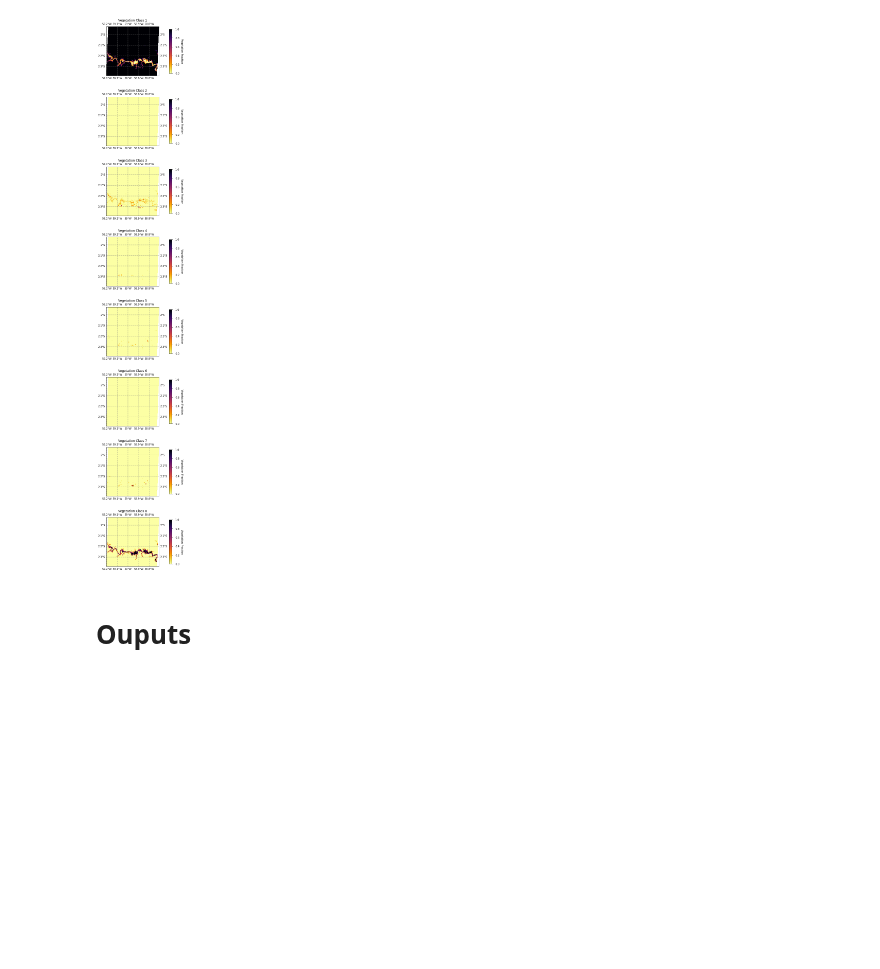
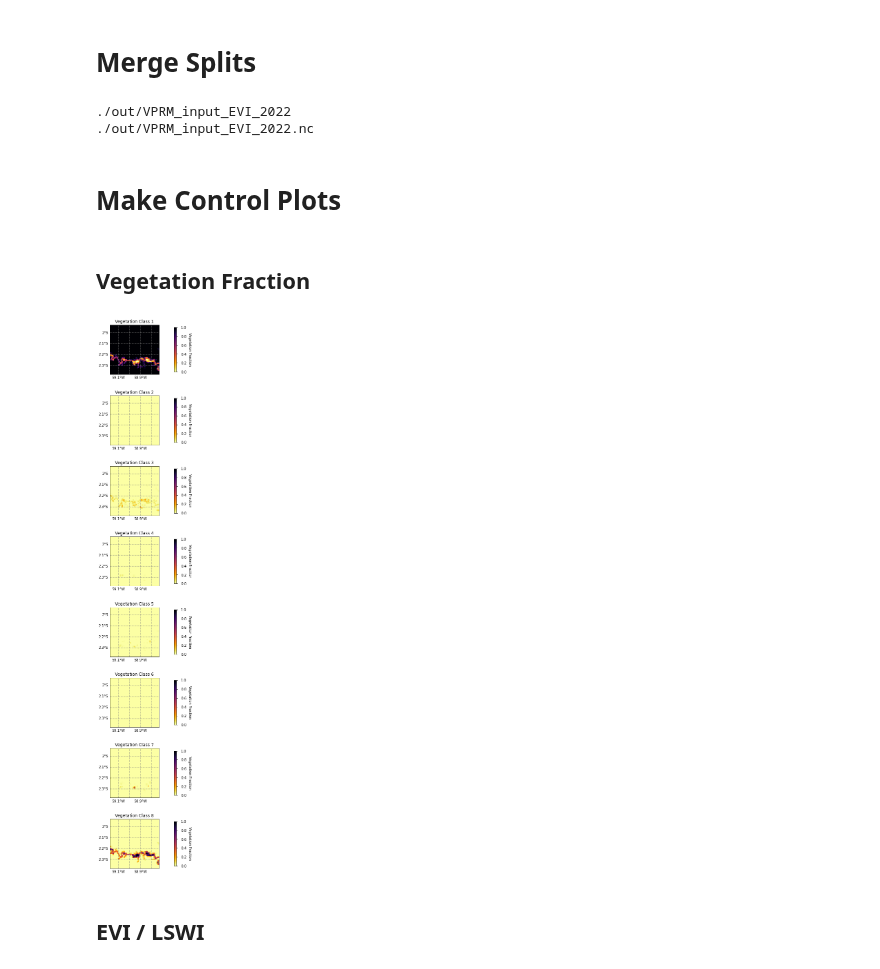
Before and after one commit to tglauch/pyVPRM, a Jupyter notebook: examples/wrf_preprocessor/evaluate_wrf_input.ipynb, the cells around one changed output. Saved outputs shown, nothing was run; the diff lists cells and outputs as text; code cells hidden in the pictures; blank space fills up the shorter version.

```diff
--- a/examples/wrf_preprocessor/evaluate_wrf_input.ipynb
+++ b/examples/wrf_preprocessor/evaluate_wrf_input.ipynb
@@ -15,31 +18,81 @@ veg_map_modis = xr.open_dataset('/home/b/b309233/software/VPRM_preprocessor/exam
+# %% [markdown]
+# Merge Splits
+# %%
+base_theo =  './out/'
+for fbase in np.unique([i.split('_part')[0] for i in glob.glob(os.path.join(base_theo, 'VPRM_input*part_*'))]):
+    print(fbase)
+    if os.path.exists(fbase+'.nc'):
+        continue
+#    if os.path.exists(fbase+'.nc'):
+#        os.remove(fbase+'.nc')
+    lon_stripes = []
+    for i in [1]:
+        files = sorted(glob.glob(fbase+'*{}.nc'.format(i)))
+        try:
+            lon_stripes.append(xr.concat([xr.open_dataset(i).drop_dims(['x_b', 'y_b']) for i in files],
+                                   dim ='west_east', compat='no_conflicts'))
+        except:
+            lon_stripes.append(xr.concat([xr.open_dataset(i) for i in files],
+                                   dim ='west_east', compat='no_conflicts'))
+        if not os.path.exists(os.path.join(base_theo,'splits')):
+            os.makedirs(os.path.join(base_theo, 'splits'))
+        for file in files:
+            shutil.move(file, os.path.join(base_theo, 'splits', os.path.basename(file)))
+    full = xr.concat(lon_stripes,dim ='south_north')
+    print(fbase+'.nc')
+
+    full.to_netcdf(fbase+'.nc')
+# %% [output]
+./out/VPRM_input_EVI_2022
+./out/VPRM_input_EVI_2022.nc
+# %% [markdown]
+# Make Control Plots
+# %%
+base_path =  './out/'
+t_file_fra = 'VPRM_input_VEG_FRA_2022.nc'
+t_file_evi = 'VPRM_input_EVI_2022.nc'
+
+in_theo = xr.open_dataset(os.path.join(base_path, t_file_evi))
+in_theo_veg_frac = xr.open_dataset(os.path.join(base_path, t_file_fra))
+# %% [markdown]
+## Vegetation Fraction
 # %%
+# define the bins and normalize
 cmap = plt.cm.inferno_r
 cmaplist = [cmap(i) for i in range(cmap.N)]
 # cmaplist[0] = '#c4c4c4'
 cmap = mpl.colors.LinearSegmentedColormap.from_list(
     'Custom cmap', cmaplist, cmap.N)
 bounds = np.linspace(0, 1, 11)
 norm = mpl.colors.BoundaryNorm(bounds, cmap.N)
 
-fig = plt.figure(111, figsize = figsize(1.2, ratio=5))
+fig = plt.figure(111, figsize = figsize(0.9, ratio=5))
 for c,i in enumerate(np.arange(1,9)[::-1]):
-    ax = fig.add_axes((0, c*0.1+0.04,1.0, 0.07), projection=ccrs.PlateCarree())
-    cb= veg_map_modis.sel({'vprm_classes': i})['veg_1'].plot.pcolormesh(cmap=cmap, ax=ax,
+    ax = fig.add_axes((0,c*0.1+0.04,1.0, 0.07), projection=ccrs.PlateCarree())
+    cb= in_theo_veg_frac.sel({'vprm_classes': i})['vegetation_fraction_map'].plot.pcolormesh(cmap=cmap, ax=ax,
                                                                              x='lon', y='lat', vmin=0, vmax=1.0,
                                                                              add_colorbar=False)
     ax.set_title('Vegetation Class {}'.format(i))
+    # world.boundary.plot(ax=ax, transform=ccrs.PlateCarree(),
+    #                     color='k',lw=1.)
+    lats = in_theo_veg_frac['lat'].values.flatten()
+    lons = in_theo_veg_frac['lon'].values.flatten()
+    ax.set_xlim(np.min(lons), np.max(lons))
+    ax.set_ylim(np.min(lats), np.max(lats))
+    gl = ax.gridlines(crs=ccrs.PlateCarree(), draw_labels=True,
+                      linewidth=1.5, color='gray', alpha=0.5, linestyle='--')
+    gl.xlabels_top = False
+    gl.ylabels_right = False
     axins = inset_axes(ax,
                        width="5%",
                        height="90%",
                        loc='center right',
                        borderpad=-5
                        )
-    gl = ax.gridlines(crs=ccrs.PlateCarree(), draw_labels=True,
-                      linewidth=1.5, color='gray', alpha=0.5, linestyle='--')
     cbar = fig.colorbar(cb, cax=axins)
     cbar.ax.get_yaxis().labelpad = 15
     cbar.ax.set_ylabel('Vegetation Fraction', rotation=270)
+
+fig.show()
 # %% [output]
-[figure, old version]
+[figure, new version]
-# %% [markdown]
-# Ouputs
@@ -48 +99,3 @@ veg_fraction_map_wrf = xr.open_dataset('/home/b/b309233/software/VPRM_preprocess
+# %% [markdown]
+## EVI / LSWI
 # %%
```
Also changed, not shown: parts of 9 cells of this notebook, 1 other file.
